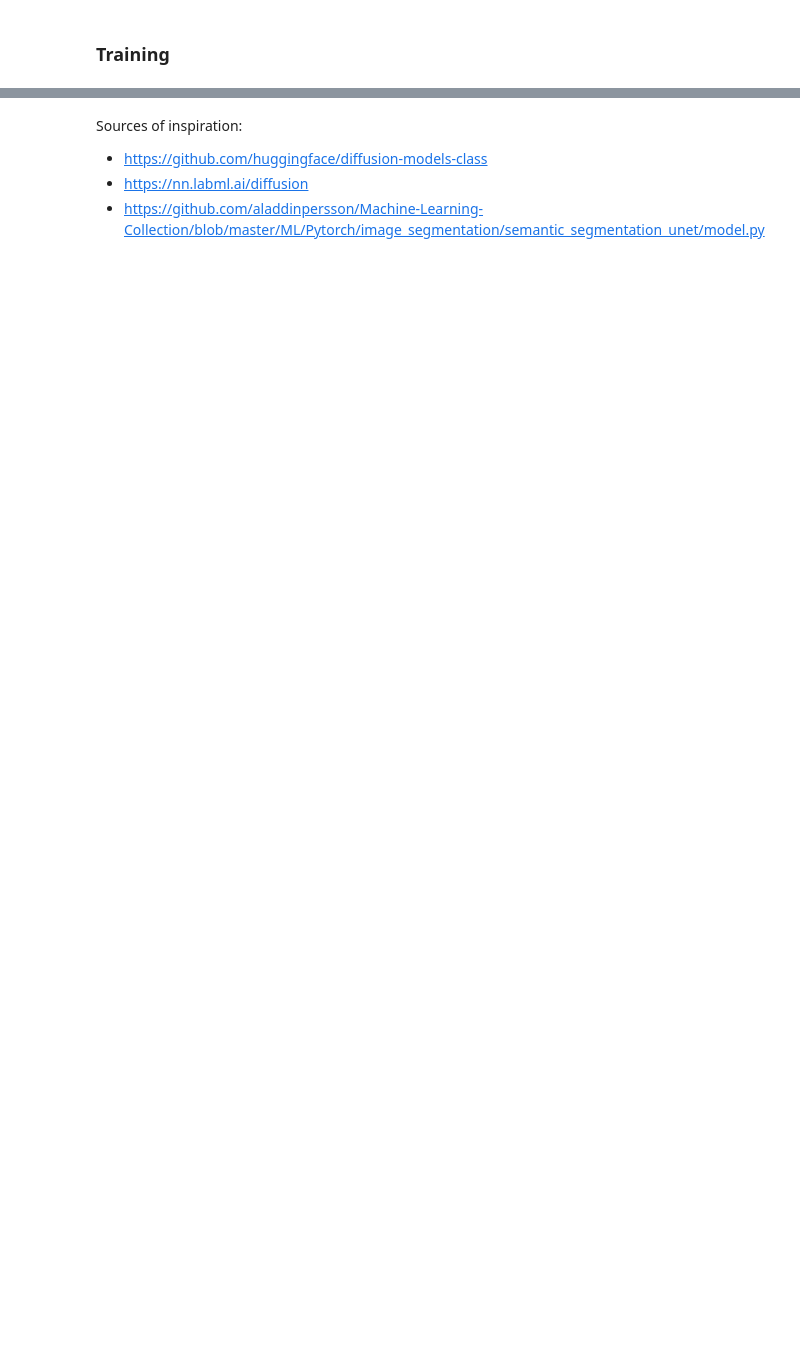
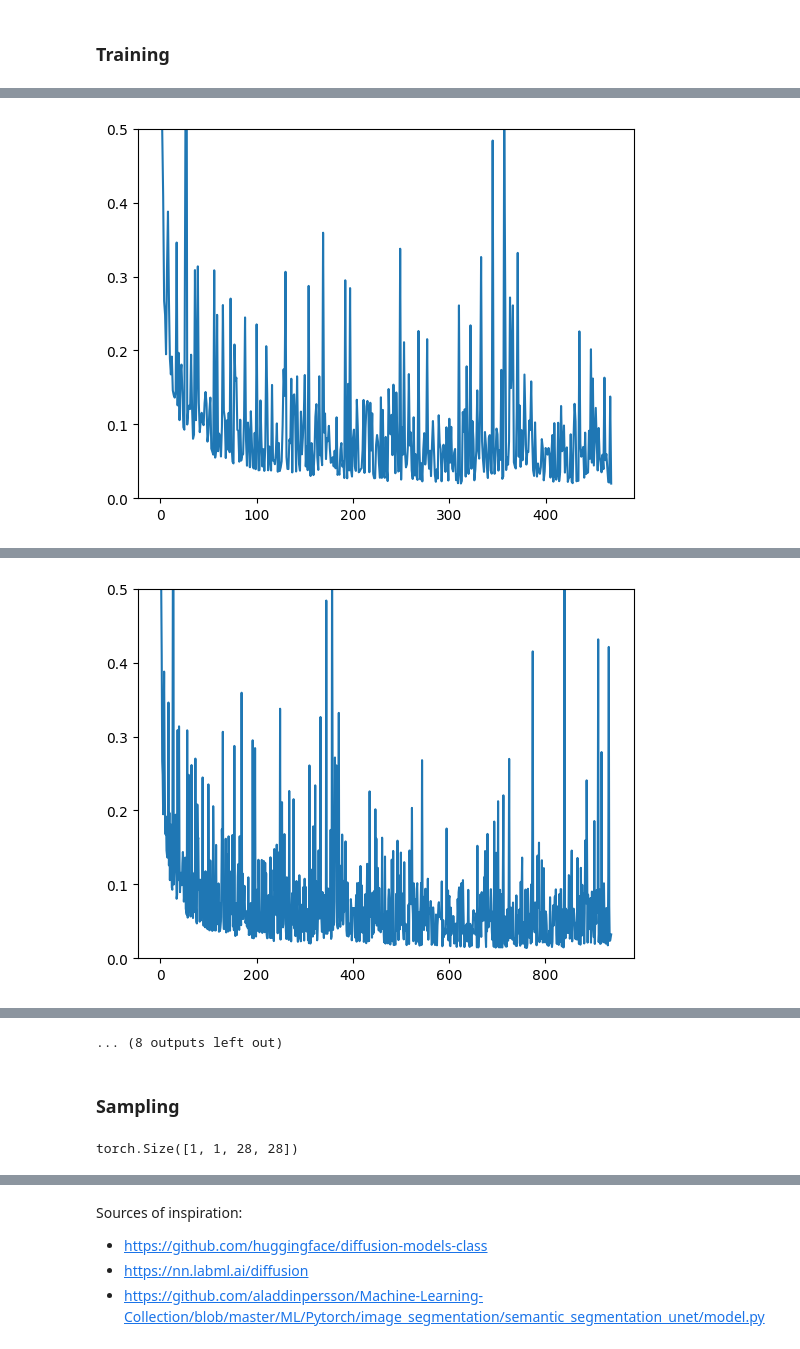
Before and after one commit to ontenkutsenko/Diffusion, a Jupyter notebook: Initial work.ipynb, the cells around one changed output, grey strips where cells are left out. Cells and saved outputs as stored; diff of their text form; code cells hidden in the pictures; blank space fills up the shorter version.

Commit message:
first training attempt

```diff
--- a/Initial work.ipynb
+++ b/Initial work.ipynb
@@ -192,7 +199,7 @@ class TimeEmbedding(nn.Module):
         super().__init__()
         self.dim = dim
     def forward(self, x, t):
-        encoding = torch.zeros(self.dim)
+        encoding = torch.zeros(self.dim, device=x.device)
         sin_part = torch.sin(t / 10000 ** (torch.arange(0, self.dim, 2, device=x.device) / self.dim))
         cos_part = torch.cos(t / 10000 ** (torch.arange(1, self.dim, 2, device=x.device) / self.dim))
         encoding[::2] = sin_part
@@ -272,5 +271,0 @@ noise_schedule = cosine_schedule(T)
-# %%
-# Get some data and prepare the corrupted version
-x = x.to(device) # Data on the GPU
-noise_amount = torch.rand(x.shape[0]).to(device) # Pick random noise amounts
-noisy_x = corrupt(x, noise_amount) # Create our noisy x
@@ -281,6 +271,0 @@ plt.imshow(torchvision.utils.make_grid(corrupt(x, eps))[0], cmap='Greys');
-# %%
-t = 8
-
-eps = noise_schedule[t]
-
-corrupt(x, eps)
@@ -305,10 +272,14 @@ tensor([[[[1.0053e-01, 4.3956e-01, 5.2162e-01,  ..., 3.1113e-01,
+# %%
+T = 300
+noise_schedule = cosine_schedule(T)
+noise_schedule = torch.clip(noise_schedule, 0.0001, 0.999)
 # %%
 # Dataloader (you can mess with batch size)
-batch_size = 64
+batch_size = 128
 train_dataloader = DataLoader(dataset, batch_size=batch_size, shuffle=True)
 
 # How many runs through the data should we do?
-n_epochs = 3
+n_epochs = 10
 
 # Create the network
 net = DiffUNet()
@@ -327,39 +298,40 @@ a_bar = torch.cumprod(1- cosine_schedule(T), dim= 0).to(device)
 
 # The training loop
 for epoch in range(n_epochs):
-    for t in range(T):
+    for x, y in tqdm(train_dataloader):
 
+        t = torch.randint(0,T, (1,)).to(device)
         a_bar_t = a_bar[t]
 
-        for x, y in tqdm(train_dataloader):
-
-            # Get some data and prepare the corrupted version
-            x = x.to(device) # Data on the GPU
-
-            eps = torch.randn_like(x, requires_grad=False)
-
-            noisy_x = (torch.sqrt(a_bar_t)*x) + (torch.sqrt(1-a_bar_t)*eps)
+        # Get some data and prepare the corrupted version
+        x = x.to(device) # Data on the GPU
 
 
-            # Get the model prediction
-            pred = net(noisy_x, t)
+        eps = torch.randn_like(x, requires_grad=False)
 
-            # Calculate the loss
-            loss = loss_fn(pred, eps)
+        noisy_x = (torch.sqrt(a_bar_t)*x) + (torch.sqrt(1-a_bar_t)*eps)
 
-            # Backprop and update the params:
-            opt.zero_grad()
-            loss.backward()
-            opt.step()
 
-            # Store the loss for later
-            losses.append(loss.item())
+        # Get the model prediction
+        pred = net(noisy_x, t)
+
+        # Calculate the loss
+        loss = loss_fn(pred, eps)
+
+        # Backprop and update the params:
+        opt.zero_grad()
+        loss.backward()
+        opt.step()
+
+        # Store the loss for later
+        losses.append(loss.item())
 
     # Print our the average of the loss values for this epoch:
     avg_loss = sum(losses[-len(train_dataloader):])/len(train_dataloader)
-    print(f'Finished epoch {epoch}. Average loss for this epoch: {avg_loss:05f}')
+    print(f'Finished epoch {epoch+1}. Average loss for this epoch: {avg_loss:05f}')
 
     # View the loss curve
     plt.plot(losses)
-    plt.ylim(0, 0.1);
+    plt.ylim(0, 0.5)
+    plt.show()
 # %% [output]
@@ -366,0 +339 @@ KeyboardInterrupt:
+[figure, added]
@@ -366,0 +341 @@ KeyboardInterrupt:
+[figure, added]
@@ -366,0 +350 @@ KeyboardInterrupt:
+... (8 outputs left out)
@@ -366,0 +353,2 @@ KeyboardInterrupt:
+# %% [markdown]
+### Sampling
@@ -366,0 +357,8 @@ KeyboardInterrupt:
+# %%
+shape_x = x.shape
+num_samples = 1
+
+samples = torch.randn(num_samples, shape_x[1], shape_x[2], shape_x[3]).to(device)
+samples.shape
+# %% [output]
+torch.Size([1, 1, 28, 28])
```
Also changed, not shown: parts of 18 cells of this notebook.
